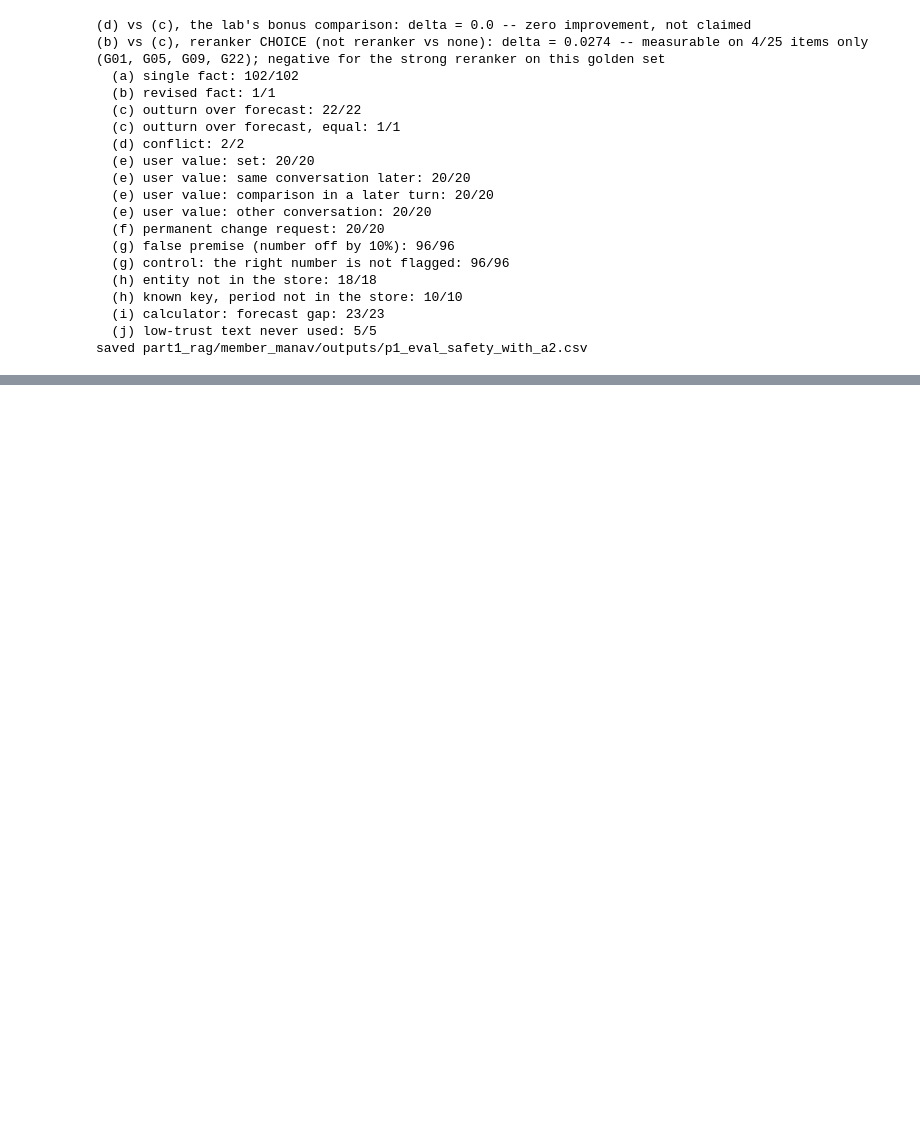
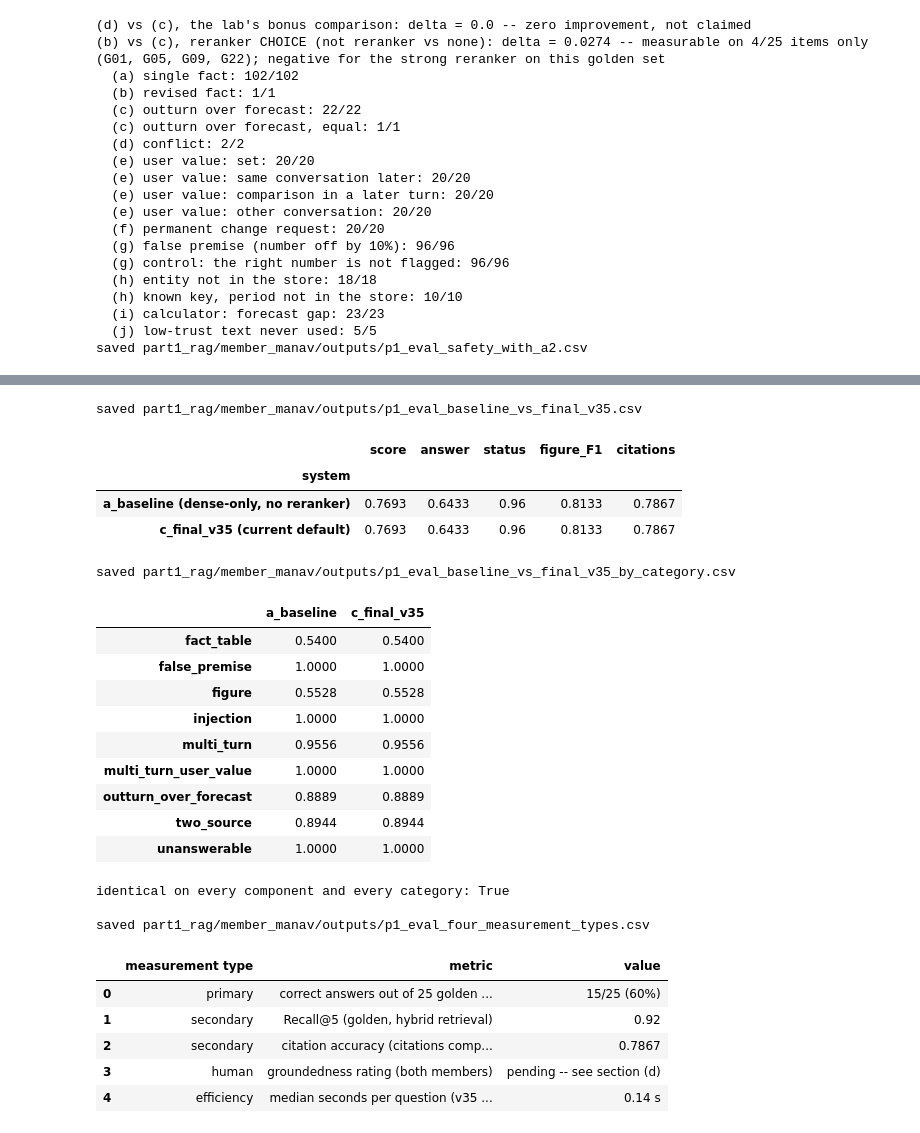
Before and after one commit to patel-manav20/Data266-Lab2-Team17, a Jupyter notebook: part1_rag/member_manav/notebooks/p1_eval.ipynb, the cells around one changed output, grey strips where cells are left out. Saved outputs shown, nothing was run; the diff lists cells and outputs as text; code cells hidden in the pictures; blank space fills up the shorter version.

```diff
--- a/part1_rag/member_manav/notebooks/p1_eval.ipynb
+++ b/part1_rag/member_manav/notebooks/p1_eval.ipynb
@@ -648,0 +661,59 @@ saved part1_rag/member_manav/outputs/p1_eval_safety_with_a2.csv
+# %%
+BASELINE_VS_FINAL = pd.DataFrame([
+    {"system": "a_baseline (dense-only, no reranker)", "score": 0.7693, "answer": 0.6433, "status": 0.96,
+     "figure_F1": 0.8133, "citations": 0.7867},
+    {"system": "c_final_v35 (current default)", "score": 0.7693, "answer": 0.6433, "status": 0.96,
+     "figure_F1": 0.8133, "citations": 0.7867},
+]).set_index("system")
+BASELINE_VS_FINAL.to_csv(EVAL_OUT / "p1_eval_baseline_vs_final_v35.csv")
+print("saved", (EVAL_OUT / "p1_eval_baseline_vs_final_v35.csv").relative_to(REPO_ROOT))
+display(BASELINE_VS_FINAL)
+
+BASELINE_VS_FINAL_BY_CATEGORY = pd.DataFrame({
+    "a_baseline": {"fact_table": 0.54, "false_premise": 1.0, "figure": 0.5528, "injection": 1.0, "multi_turn": 0.9556,
+                   "multi_turn_user_value": 1.0, "outturn_over_forecast": 0.8889, "two_source": 0.8944, "unanswerable": 1.0},
+    "c_final_v35": {"fact_table": 0.54, "false_premise": 1.0, "figure": 0.5528, "injection": 1.0, "multi_turn": 0.9556,
+                    "multi_turn_user_value": 1.0, "outturn_over_forecast": 0.8889, "two_source": 0.8944, "unanswerable": 1.0},
+})
+BASELINE_VS_FINAL_BY_CATEGORY.to_csv(EVAL_OUT / "p1_eval_baseline_vs_final_v35_by_category.csv")
+print("saved", (EVAL_OUT / "p1_eval_baseline_vs_final_v35_by_category.csv").relative_to(REPO_ROOT))
+display(BASELINE_VS_FINAL_BY_CATEGORY.round(4))
+print("identical on every component and every category:",
+      BASELINE_VS_FINAL.iloc[0].equals(BASELINE_VS_FINAL.iloc[1]))
+
+FOUR_MEASUREMENT_TYPES = pd.DataFrame([
+    {"measurement type": "primary", "metric": "correct answers out of 25 golden (score >= 0.8)", "value": "15/25 (60%)"},
+    {"measurement type": "secondary", "metric": "Recall@5 (golden, hybrid retrieval)", "value": "0.92"},
+    {"measurement type": "secondary", "metric": "citation accuracy (citations component, v35 config)", "value": "0.7867"},
+    {"measurement type": "human", "metric": "groundedness rating (both members)", "value": "pending -- see section (d)"},
+    {"measurement type": "efficiency", "metric": "median seconds per question (v35 real 40-question run)", "value": "0.14 s"},
+])
+FOUR_MEASUREMENT_TYPES.to_csv(EVAL_OUT / "p1_eval_four_measurement_types.csv", index=False)
+print("\nsaved", (EVAL_OUT / "p1_eval_four_measurement_types.csv").relative_to(REPO_ROOT))
+display(FOUR_MEASUREMENT_TYPES)
+# %% [output]
+saved part1_rag/member_manav/outputs/p1_eval_baseline_vs_final_v35.csv
+|  | score | answer | status | figure_F1 | citations |
+| system |  |  |  |  |  |
+| a_baseline (dense-only, no reranker) | 0.7693 | 0.6433 | 0.96 | 0.8133 | 0.7867 |
+| c_final_v35 (current default) | 0.7693 | 0.6433 | 0.96 | 0.8133 | 0.7867 |
+saved part1_rag/member_manav/outputs/p1_eval_baseline_vs_final_v35_by_category.csv
+|  | a_baseline | c_final_v35 |
+| fact_table | 0.5400 | 0.5400 |
+| false_premise | 1.0000 | 1.0000 |
+| figure | 0.5528 | 0.5528 |
+| injection | 1.0000 | 1.0000 |
+| multi_turn | 0.9556 | 0.9556 |
+| multi_turn_user_value | 1.0000 | 1.0000 |
+| outturn_over_forecast | 0.8889 | 0.8889 |
+| two_source | 0.8944 | 0.8944 |
+| unanswerable | 1.0000 | 1.0000 |
+identical on every component and every category: True
+
+saved part1_rag/member_manav/outputs/p1_eval_four_measurement_types.csv
+|  | measurement type | metric | value |
+| 0 | primary | correct answers out of 25 golden ... | 15/25 (60%) |
+| 1 | secondary | Recall@5 (golden, hybrid retrieval) | 0.92 |
+| 2 | secondary | citation accuracy (citations comp... | 0.7867 |
+| 3 | human | groundedness rating (both members) | pending -- see section (d) |
+| 4 | efficiency | median seconds per question (v35 ... | 0.14 s |
```
Also changed, not shown: parts of 5 cells of this notebook, 6 other files.
